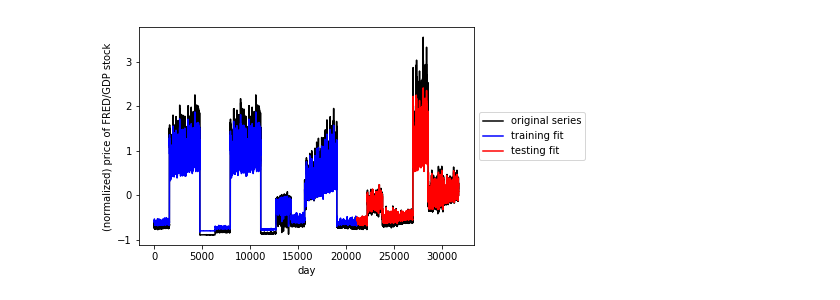
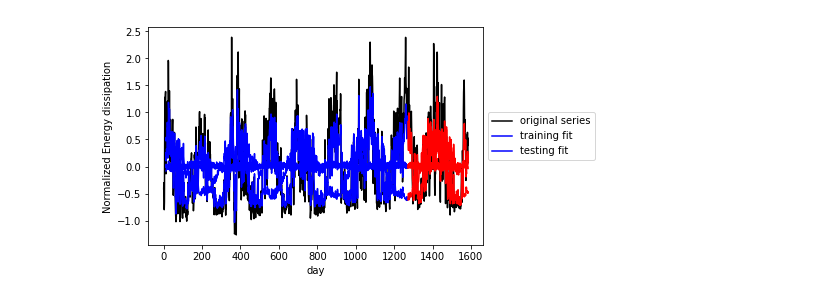
Before and after one commit to Prakash2403/SIH-2k18, a Jupyter notebook: Analysis.ipynb, the cells around one changed output. Saved outputs shown, nothing was run; the diff lists cells and outputs as text; code cells hidden in the pictures.

Commit message:
Added model for per hour output

```diff
--- a/Analysis.ipynb
+++ b/Analysis.ipynb
@@ -135,18 +130,27 @@ def window_transform_series(series, window_size):
     y = []
     for window in range(len(series) - window_size):
         X.append(series[window:window+window_size])
-        y.append(series[window + window_size])
-    # reshape each
+        y.append(series.iloc[[window + window_size]])
+    true_data = []
+    for elem in X:
+        temp_list = []
+        for column in elem.columns:
+            temp_list.append(elem[column])
+        true_data.append(temp_list)
+    X = true_data
     X = numpy.asarray(X)
-    #X.shape = (np.shape(X)[0:2])
+    true_data = []
+    for elem in y:
+        true_data.append(numpy.asarray(elem))
+    y = true_data
     y = numpy.asarray(y)
-    y.shape = (len(y),1)
+    y.shape = (len(y),24)
     return X,y
 
 window_size = 12
-X,y = window_transform_series(series = pca_load_data['d1'], window_size = window_size)
+X,y = window_transform_series(series = scaled_load_data, window_size = window_size)
 # %%
-train_test_split = int(numpy.ceil(2*len(y)/float(3)))   # set the split point
+train_test_split = int(numpy.ceil(4*len(y)/float(5)))   # set the split point
 
 # partition the training set
 X_train = X[:train_test_split,:]
@@ -157,7 +161,9 @@ X_test = X[train_test_split:,:]
 y_test = y[train_test_split:]
 
 # NOTE: to use keras's RNN LSTM module our input must be reshaped to [samples, window size, stepsize]
-X_train = numpy.asarray(numpy.reshape(X_train, (X_train.shape[0], window_size, 1)))
-X_test = numpy.asarray(numpy.reshape(X_test, (X_test.shape[0], window_size, 1)))
-print(X_train[0])
+X_train = numpy.asarray(numpy.reshape(X_train, (X_train.shape[0], window_size, 24)))
+X_test = numpy.asarray(numpy.reshape(X_test, (X_test.shape[0], window_size, 24)))
+y_train = numpy.asarray(y_train)
+y_test = numpy.asarray(y_test)
+print(X_train.shape, y_train.shape, X_test.shape, y_test.shape)
 # %% [output]
@@ -179,16 +174,18 @@ print(X_train[0])
 from keras.models import Sequential
 from keras.layers import Dense
 from keras.layers import LSTM
+from keras.layers import TimeDistributed
 import keras
 
 # given - fix random seed - so we can all reproduce the same results on our default time series
 numpy.random.seed(0)
 
 
-# TODO: implement build_part1_RNN in my_answers.py
 model = Sequential()
-model.add(LSTM(50, input_shape=(window_size, 1), dropout=0.1, recurrent_dropout=0.1))
-model.add(Dense(1))
+model.add(LSTM(100, input_shape=(X_train.shape[1], X_train.shape[2]),return_sequences=True, dropout=0.1, recurrent_dropout=0.1))
+model.add(LSTM(100, input_shape=(X_train.shape[1], X_train.shape[2]),return_sequences=True, dropout=0.1, recurrent_dropout=0.1))
+model.add(LSTM(100, input_shape=(X_train.shape[1], X_train.shape[2]), dropout=0.1, recurrent_dropout=0.1))
+model.add(Dense(24))
 
 # build model using keras documentation recommended optimizer initialization
 optimizer = keras.optimizers.RMSprop(lr=0.001, rho=0.9, epsilon=1e-08, decay=0.0)
@@ -209,5 +210,5 @@ Trainable params: 10,451
 Non-trainable params: 0
 _________________________________________________________________
 # %%
-model.fit(X_train, y_train, epochs=10, batch_size=50, verbose=1)
+model.fit(X_train, y_train, epochs=100, batch_size=50, verbose=1)
 # %% [output]
@@ -246,21 +244,21 @@ testing error = 0.0244162103357
 # %%
 import matplotlib.pyplot as plt
 %matplotlib inline
 
 # plot original series/
-plt.plot(pca_load_data,color = 'k')
+plt.plot(pca_load_data['d1'],color = 'k')
 
 # plot training set prediction
 split_pt = train_test_split + window_size
 plt.plot(numpy.arange(window_size,split_pt,1),train_predict,color = 'b')
 
 # plot testing set prediction
 plt.plot(numpy.arange(split_pt,split_pt + len(test_predict),1),test_predict,color = 'r')
 
 # pretty up graph
 plt.xlabel('day')
-plt.ylabel('(normalized) price of FRED/GDP stock')
+plt.ylabel('Normalized Energy dissipation')
 plt.legend(['original series','training fit','testing fit'],loc='center left', bbox_to_anchor=(1, 0.5))
 plt.show()
 # %% [output]
-[figure, old version]
+[figure, new version]
```
Also changed, not shown: parts of 10 cells of this notebook.
